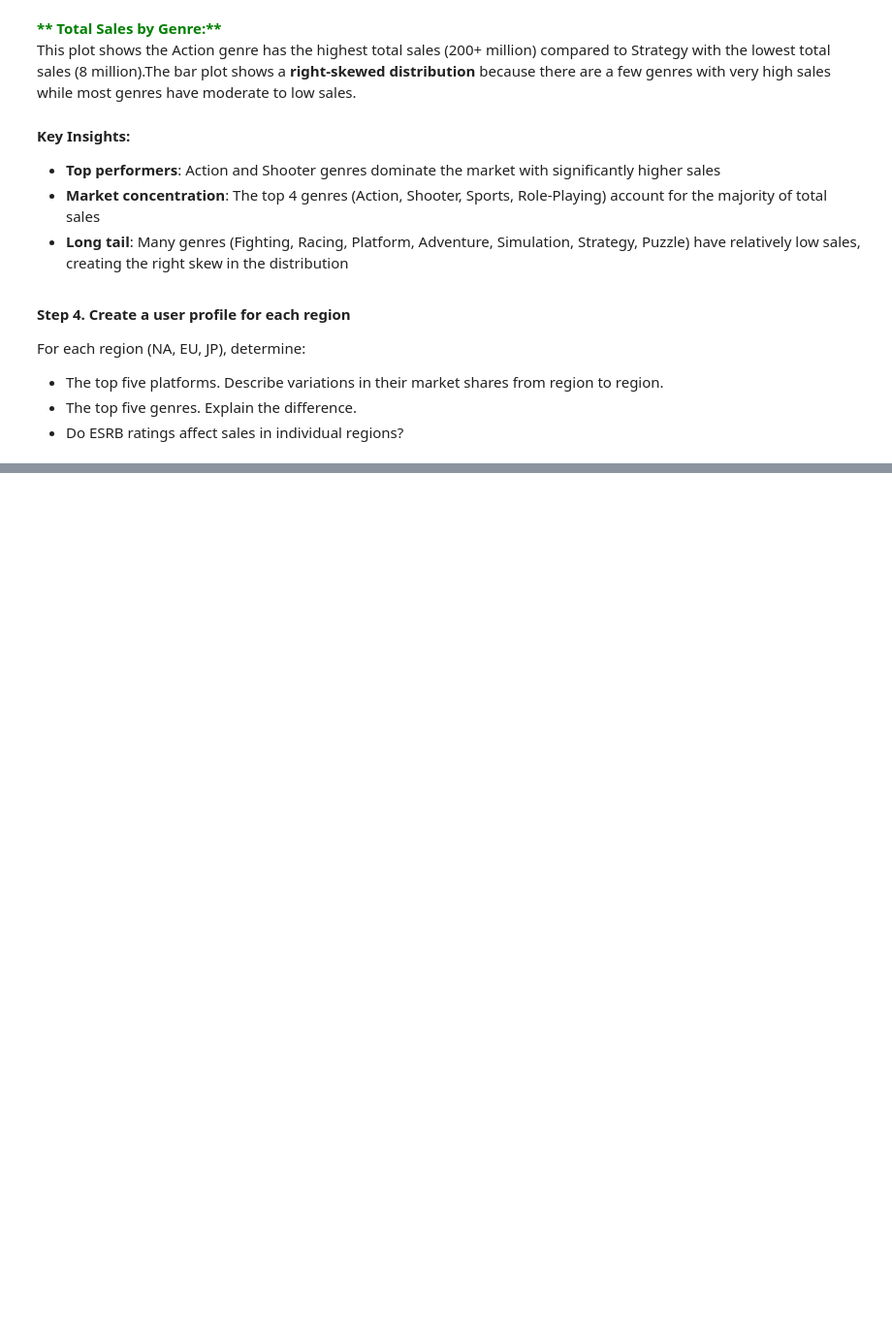
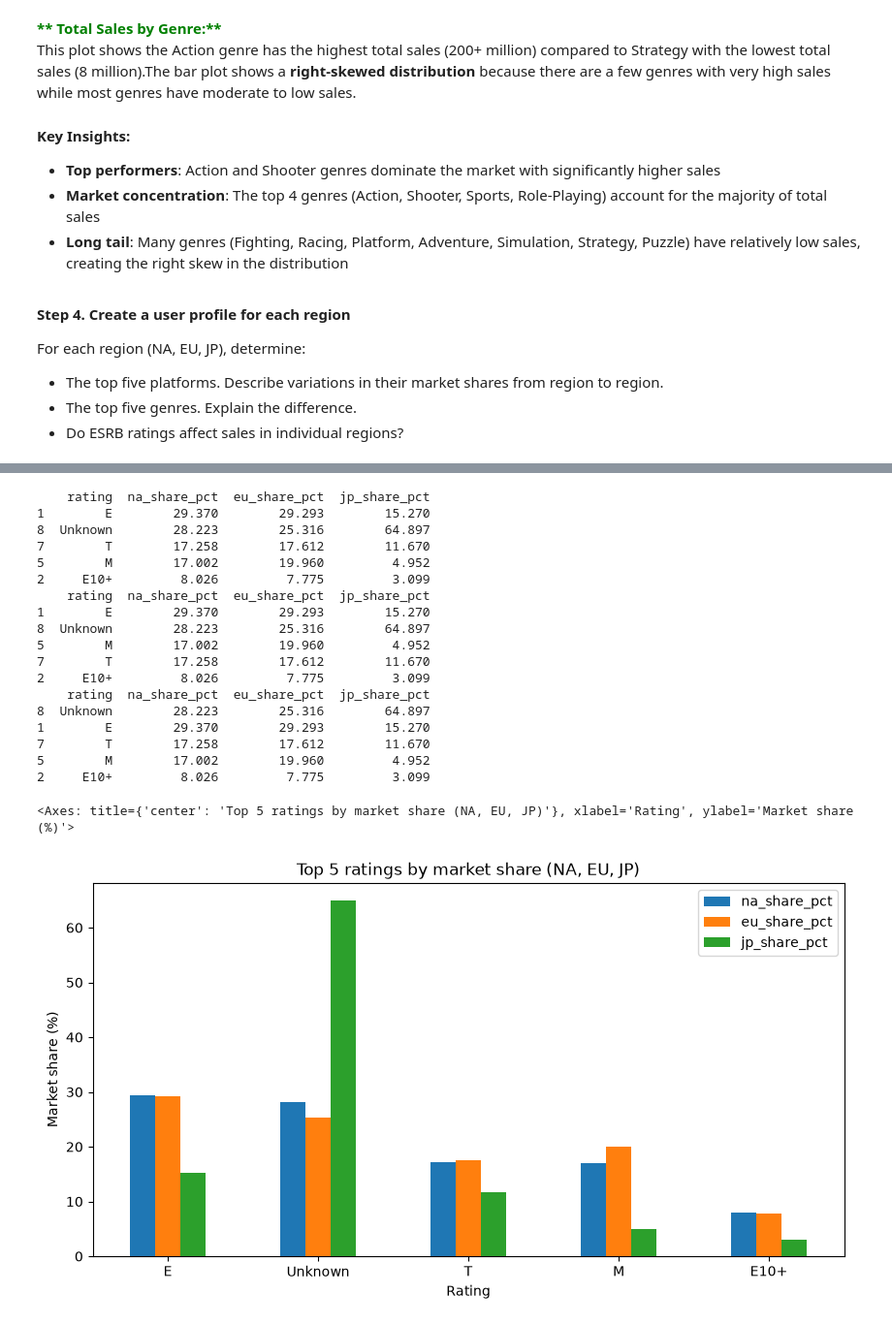
Before and after one commit to rbashiri/videogame_project, a Jupyter notebook: data_analysis.ipynb, the cells around one changed output, grey strips where cells are left out. Shown at 97% size. Saved outputs shown, nothing was run; the diff lists cells and outputs as text; code cells hidden in the pictures; blank space fills up the shorter version.

```diff
--- a/data_analysis.ipynb
+++ b/data_analysis.ipynb
@@ -615,0 +768,62 @@ For each region (NA, EU, JP), determine:
+# %%
+# Do ESRB ratings affect sales in individual regions?
+ESRB_totals = (videogame.groupby('rating')[['na_sales', 'eu_sales', 'jp_sales']]
+               .sum()
+               .reset_index())
+
+# Region totals (denominator for market share)
+na_total = ESRB_totals['na_sales'].sum()
+eu_total = ESRB_totals['eu_sales'].sum()
+jp_total = ESRB_totals['jp_sales'].sum()
+
+ESRB_rows = []
+for _, row in ESRB_totals.iterrows():  # Go row-by-row through ESRB_totals
+    ESRB_rows.append({
+        'rating': row['rating'],
+        'na_share_pct': (row['na_sales'] / na_total) * 100,
+        'eu_share_pct': (row['eu_sales'] / eu_total) * 100,
+        'jp_share_pct': (row['jp_sales'] / jp_total) * 100
+    })
+
+ESRB_share_market = pd.DataFrame(ESRB_rows).round(3)
+
+print(ESRB_share_market.sort_values('na_share_pct', ascending=False).head(5))
+print(ESRB_share_market.sort_values('eu_share_pct', ascending=False).head(5))
+print(ESRB_share_market.sort_values('jp_share_pct', ascending=False).head(5))
+
+top5_share_ESRB = (
+    ESRB_share_market
+    .sort_values('na_share_pct', ascending=False)
+    .head(5)
+    .set_index('rating')
+)
+
+top5_share_ESRB[['na_share_pct', 'eu_share_pct', 'jp_share_pct']].plot(
+    kind='bar',
+    figsize=(10, 5),
+    title='Top 5 ratings by market share (NA, EU, JP)',
+    ylabel='Market share (%)',
+    xlabel='Rating',
+    rot=0
+)
+# %% [output]
+    rating  na_share_pct  eu_share_pct  jp_share_pct
+1        E        29.370        29.293        15.270
+8  Unknown        28.223        25.316        64.897
+7        T        17.258        17.612        11.670
+5        M        17.002        19.960         4.952
+2     E10+         8.026         7.775         3.099
+    rating  na_share_pct  eu_share_pct  jp_share_pct
+1        E        29.370        29.293        15.270
+8  Unknown        28.223        25.316        64.897
+5        M        17.002        19.960         4.952
+7        T        17.258        17.612        11.670
+2     E10+         8.026         7.775         3.099
+    rating  na_share_pct  eu_share_pct  jp_share_pct
+8  Unknown        28.223        25.316        64.897
+1        E        29.370        29.293        15.270
+7        T        17.258        17.612        11.670
+5        M        17.002        19.960         4.952
+2     E10+         8.026         7.775         3.099
+<Axes: title={'center': 'Top 5 ratings by market share (NA, EU, JP)'}, xlabel='Rating', ylabel='Market share (%)'>
+[figure, added]
```
Also changed, not shown: parts of 4 cells of this notebook.
